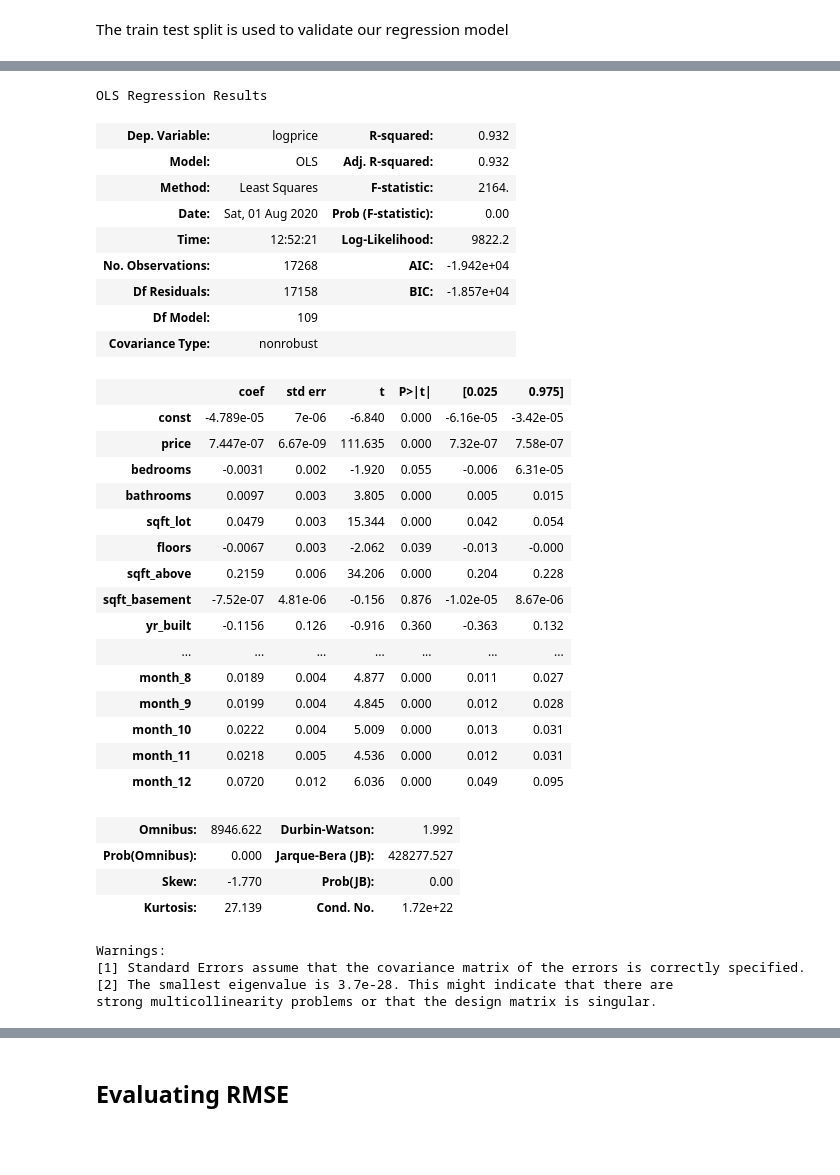
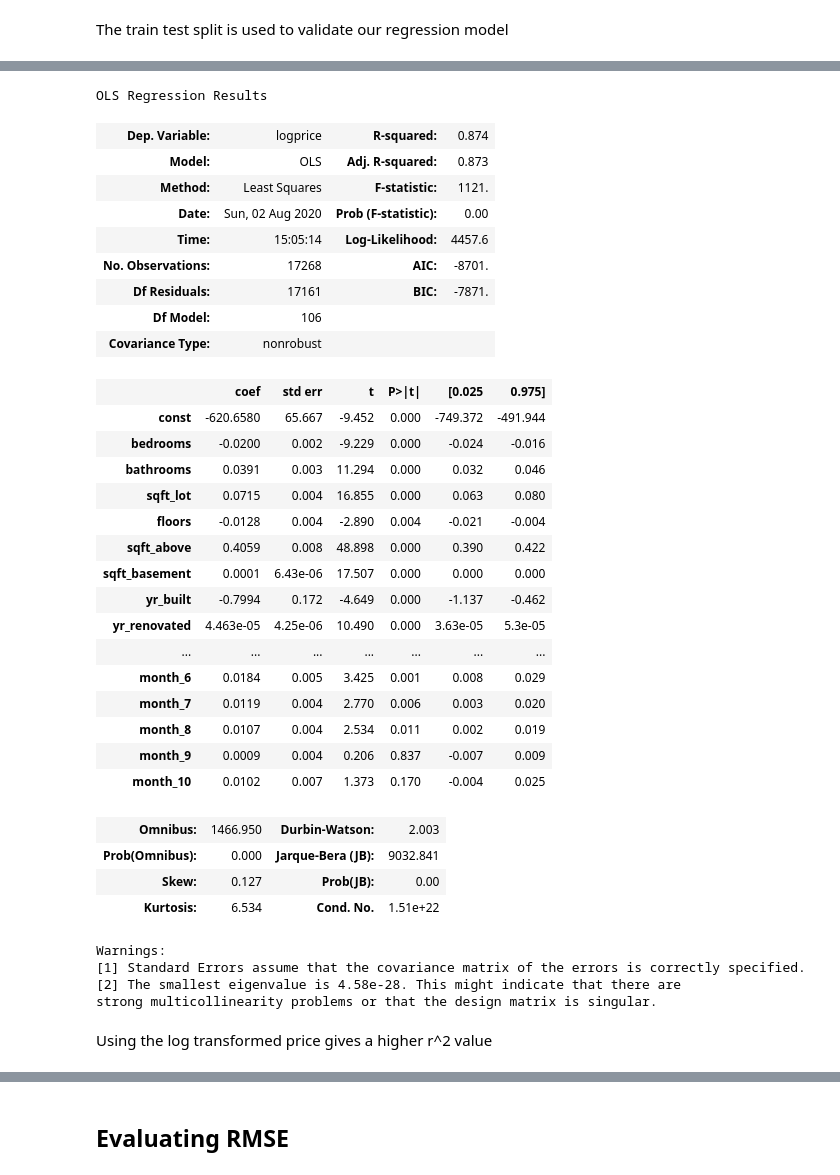
Before and after one commit to aradaha/dsc-mod-2-project-v2-1-onl01-dtsc-ft-030220, a Jupyter notebook: student.ipynb, the cells around one changed output, grey strips where cells are left out. Drawn from its saved outputs; the diff is of its cells as text; code cells hidden in the pictures; blank space fills up the shorter version.

```diff
--- a/student.ipynb
+++ b/student.ipynb
@@ -458,3 +458,12 @@ Square foot living 15, square foot above, square foot lot, square foot lot 15, a
 ## Train test split
 # %% [markdown]
 The train test split is used to validate our regression model
+# %%
+X = df.drop(['logprice', 'price'], axis=1)
+y = df['price']
+X_train, X_test, y_train, y_test = train_test_split(X, y, test_size=0.2, random_state=0)
+x_train = sm.add_constant(X_train)
+X_test = sm.add_constant(X_test)
+model_fit = sm.OLS(y_train, x_train).fit()
+results_df = pd.concat([x_train, y_train], axis=1)
+model_fit.summary()
@@ -461,47 +505,49 @@ The train test split is used to validate our regression model
 # %%
-X = df.drop(['logprice'], axis=1)
+X = df.drop(['logprice', 'price'], axis=1)
 y = df['logprice']
 X_train, X_test, y_train, y_test = train_test_split(X, y, test_size=0.2, random_state=0)
 x_train = sm.add_constant(X_train)
 X_test = sm.add_constant(X_test)
 model_fit = sm.OLS(y_train, x_train).fit()
 results_df = pd.concat([x_train, y_train], axis=1)
 model_fit.summary()
 # %% [output]
 OLS Regression Results
-| Dep. Variable: | logprice | R-squared: | 0.932 |
-| Model: | OLS | Adj. R-squared: | 0.932 |
-| Method: | Least Squares | F-statistic: | 2164. |
-| Date: | Sat, 01 Aug 2020 | Prob (F-statistic): | 0.00 |
-| Time: | 12:52:21 | Log-Likelihood: | 9822.2 |
-| No. Observations: | 17268 | AIC: | -1.942e+04 |
-| Df Residuals: | 17158 | BIC: | -1.857e+04 |
-| Df Model: | 109 |  |  |
+| Dep. Variable: | logprice | R-squared: | 0.874 |
+| Model: | OLS | Adj. R-squared: | 0.873 |
+| Method: | Least Squares | F-statistic: | 1121. |
+| Date: | Sun, 02 Aug 2020 | Prob (F-statistic): | 0.00 |
+| Time: | 15:05:14 | Log-Likelihood: | 4457.6 |
+| No. Observations: | 17268 | AIC: | -8701. |
+| Df Residuals: | 17161 | BIC: | -7871. |
+| Df Model: | 106 |  |  |
 | Covariance Type: | nonrobust |  |  |
 |  | coef | std err | t | P>|t| | [0.025 | 0.975] |
-| const | -4.789e-05 | 7e-06 | -6.840 | 0.000 | -6.16e-05 | -3.42e-05 |
-| price | 7.447e-07 | 6.67e-09 | 111.635 | 0.000 | 7.32e-07 | 7.58e-07 |
-| bedrooms | -0.0031 | 0.002 | -1.920 | 0.055 | -0.006 | 6.31e-05 |
-| bathrooms | 0.0097 | 0.003 | 3.805 | 0.000 | 0.005 | 0.015 |
-| sqft_lot | 0.0479 | 0.003 | 15.344 | 0.000 | 0.042 | 0.054 |
-| floors | -0.0067 | 0.003 | -2.062 | 0.039 | -0.013 | -0.000 |
-| sqft_above | 0.2159 | 0.006 | 34.206 | 0.000 | 0.204 | 0.228 |
-| sqft_basement | -7.52e-07 | 4.81e-06 | -0.156 | 0.876 | -1.02e-05 | 8.67e-06 |
-| yr_built | -0.1156 | 0.126 | -0.916 | 0.360 | -0.363 | 0.132 |
+| const | -620.6580 | 65.667 | -9.452 | 0.000 | -749.372 | -491.944 |
+| bedrooms | -0.0200 | 0.002 | -9.229 | 0.000 | -0.024 | -0.016 |
+| bathrooms | 0.0391 | 0.003 | 11.294 | 0.000 | 0.032 | 0.046 |
+| sqft_lot | 0.0715 | 0.004 | 16.855 | 0.000 | 0.063 | 0.080 |
+| floors | -0.0128 | 0.004 | -2.890 | 0.004 | -0.021 | -0.004 |
+| sqft_above | 0.4059 | 0.008 | 48.898 | 0.000 | 0.390 | 0.422 |
+| sqft_basement | 0.0001 | 6.43e-06 | 17.507 | 0.000 | 0.000 | 0.000 |
+| yr_built | -0.7994 | 0.172 | -4.649 | 0.000 | -1.137 | -0.462 |
+| yr_renovated | 4.463e-05 | 4.25e-06 | 10.490 | 0.000 | 3.63e-05 | 5.3e-05 |
 | ... | ... | ... | ... | ... | ... | ... |
-| month_8 | 0.0189 | 0.004 | 4.877 | 0.000 | 0.011 | 0.027 |
-| month_9 | 0.0199 | 0.004 | 4.845 | 0.000 | 0.012 | 0.028 |
-| month_10 | 0.0222 | 0.004 | 5.009 | 0.000 | 0.013 | 0.031 |
-| month_11 | 0.0218 | 0.005 | 4.536 | 0.000 | 0.012 | 0.031 |
-| month_12 | 0.0720 | 0.012 | 6.036 | 0.000 | 0.049 | 0.095 |
+| month_6 | 0.0184 | 0.005 | 3.425 | 0.001 | 0.008 | 0.029 |
+| month_7 | 0.0119 | 0.004 | 2.770 | 0.006 | 0.003 | 0.020 |
+| month_8 | 0.0107 | 0.004 | 2.534 | 0.011 | 0.002 | 0.019 |
+| month_9 | 0.0009 | 0.004 | 0.206 | 0.837 | -0.007 | 0.009 |
+| month_10 | 0.0102 | 0.007 | 1.373 | 0.170 | -0.004 | 0.025 |
-| Omnibus: | 8946.622 | Durbin-Watson: | 1.992 |
-| Prob(Omnibus): | 0.000 | Jarque-Bera (JB): | 428277.527 |
-| Skew: | -1.770 | Prob(JB): | 0.00 |
-| Kurtosis: | 27.139 | Cond. No. | 1.72e+22 |
+| Omnibus: | 1466.950 | Durbin-Watson: | 2.003 |
+| Prob(Omnibus): | 0.000 | Jarque-Bera (JB): | 9032.841 |
+| Skew: | 0.127 | Prob(JB): | 0.00 |
+| Kurtosis: | 6.534 | Cond. No. | 1.51e+22 |
 Warnings:
 [1] Standard Errors assume that the covariance matrix of the errors is correctly specified.
-[2] The smallest eigenvalue is 3.7e-28. This might indicate that there are
+[2] The smallest eigenvalue is 4.58e-28. This might indicate that there are
 strong multicollinearity problems or that the design matrix is singular.
+# %% [markdown]
+Using the log transformed price gives a higher r^2 value
 # %%
 df.columns[1:]
 # %% [output]
```
Also changed, not shown: parts of 8 cells of this notebook.
